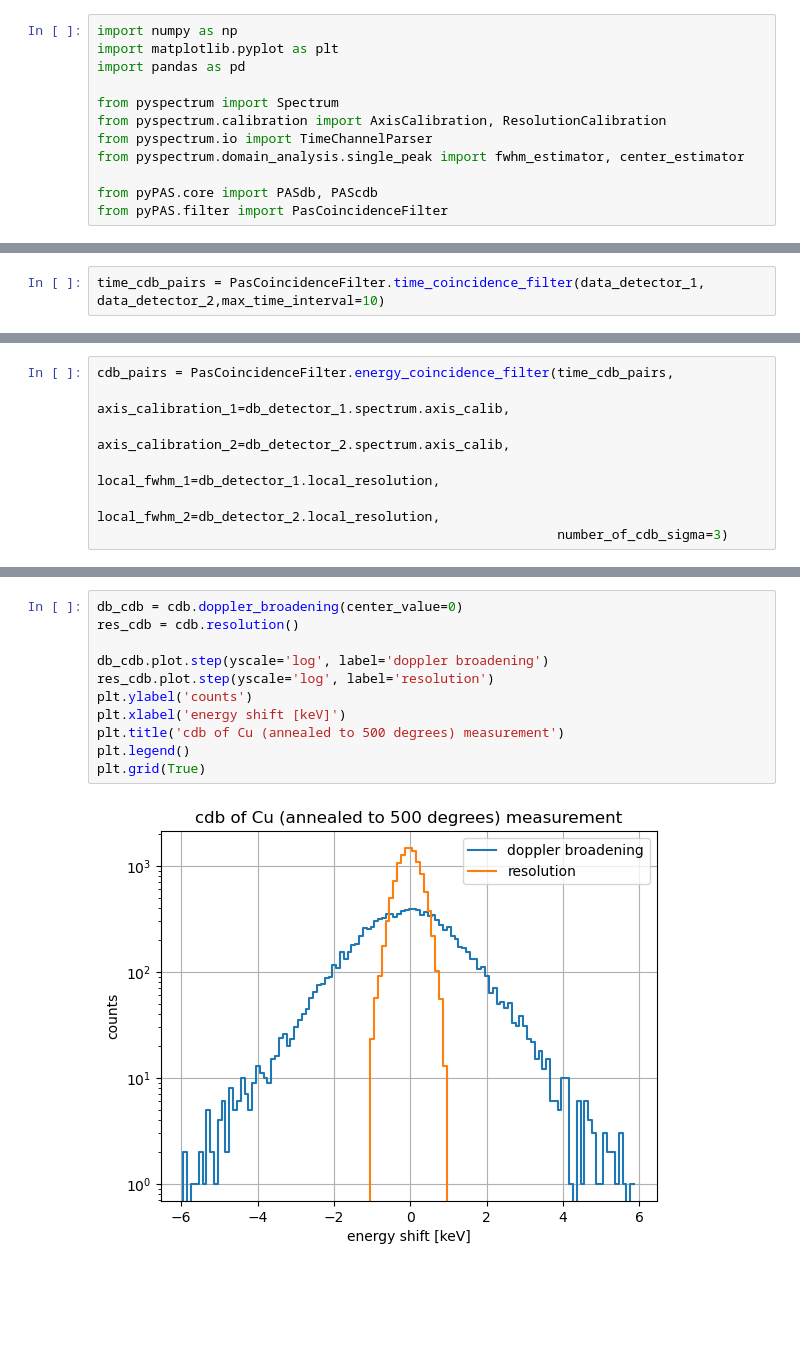
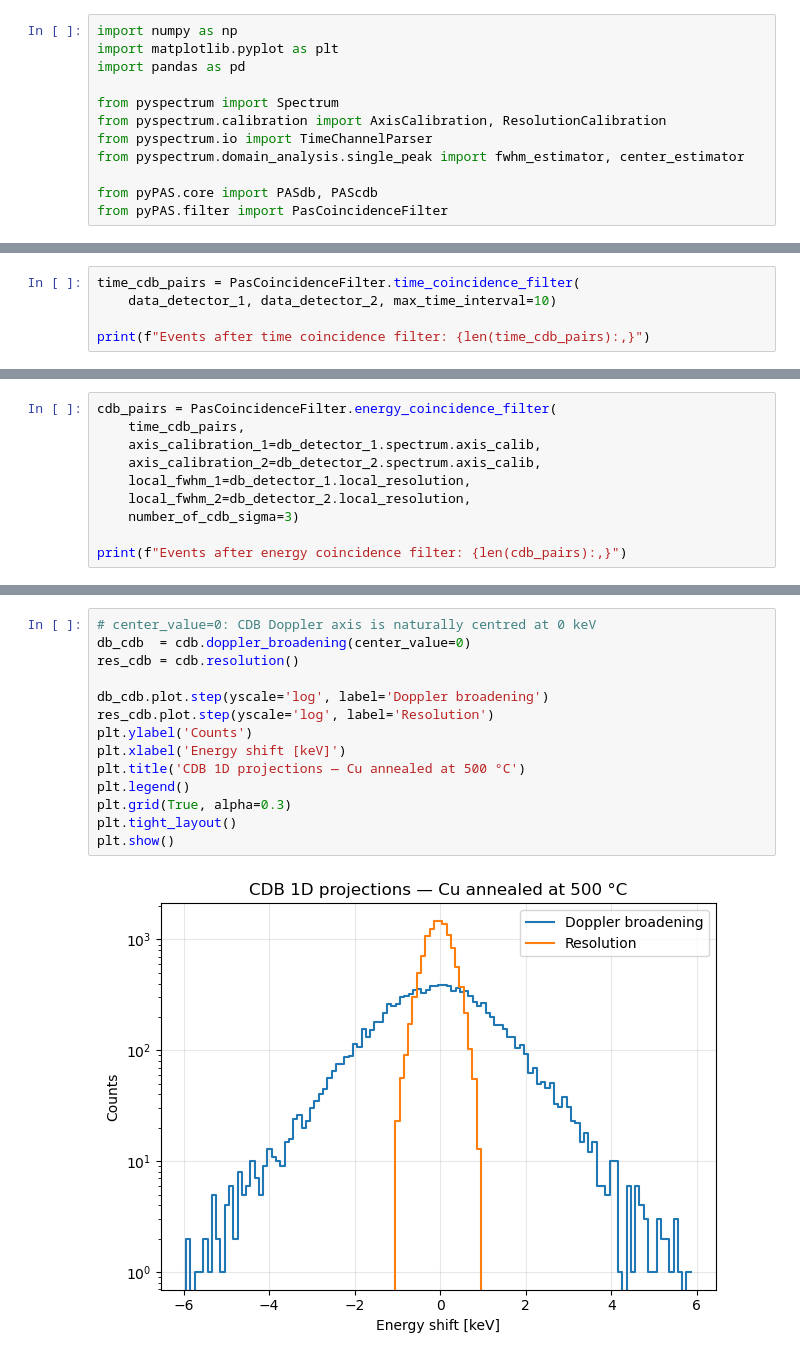
Before and after one commit to achiyaAmrusi/scipas, a Jupyter notebook: examples/core/pas_cdb.ipynb, the cells around one changed output, grey strips where cells are left out. Cells and saved outputs as stored; diff of their text form; blank space fills up the shorter version.

```diff
--- a/examples/core/pas_cdb.ipynb
+++ b/examples/core/pas_cdb.ipynb
@@ -47,2 +83,5 @@ with the new calibration,  filter the cdb
 # %%
-time_cdb_pairs = PasCoincidenceFilter.time_coincidence_filter(data_detector_1, data_detector_2,max_time_interval=10)
+time_cdb_pairs = PasCoincidenceFilter.time_coincidence_filter(
+    data_detector_1, data_detector_2, max_time_interval=10)
+
+print(f"Events after time coincidence filter: {len(time_cdb_pairs):,}")
@@ -49,7 +96,10 @@ time_cdb_pairs = PasCoincidenceFilter.time_coincidence_filter(data_detector_1, d
 # %%
-cdb_pairs = PasCoincidenceFilter.energy_coincidence_filter(time_cdb_pairs,
-                                                           axis_calibration_1=db_detector_1.spectrum.axis_calib,
-                                                           axis_calibration_2=db_detector_2.spectrum.axis_calib,
-                                                           local_fwhm_1=db_detector_1.local_resolution,
-                                                           local_fwhm_2=db_detector_2.local_resolution,
-                                                           number_of_cdb_sigma=3)
+cdb_pairs = PasCoincidenceFilter.energy_coincidence_filter(
+    time_cdb_pairs,
+    axis_calibration_1=db_detector_1.spectrum.axis_calib,
+    axis_calibration_2=db_detector_2.spectrum.axis_calib,
+    local_fwhm_1=db_detector_1.local_resolution,
+    local_fwhm_2=db_detector_2.local_resolution,
+    number_of_cdb_sigma=3)
+
+print(f"Events after energy coincidence filter: {len(cdb_pairs):,}")
@@ -69,14 +135,17 @@ Notice the momentum distribution and how it opens in the high momenta, also note
 # %%
-db_cdb = cdb.doppler_broadening(center_value=0)
+# center_value=0: CDB Doppler axis is naturally centred at 0 keV
+db_cdb  = cdb.doppler_broadening(center_value=0)
 res_cdb = cdb.resolution()
 
-db_cdb.plot.step(yscale='log', label='doppler broadening')
-res_cdb.plot.step(yscale='log', label='resolution')
-plt.ylabel('counts')
-plt.xlabel('energy shift [keV]')
-plt.title('cdb of Cu (annealed to 500 degrees) measurement')
+db_cdb.plot.step(yscale='log', label='Doppler broadening')
+res_cdb.plot.step(yscale='log', label='Resolution')
+plt.ylabel('Counts')
+plt.xlabel('Energy shift [keV]')
+plt.title('CDB 1D projections — Cu annealed at 500 °C')
 plt.legend()
-plt.grid(True)
+plt.grid(True, alpha=0.3)
+plt.tight_layout()
+plt.show()
 # %% [output]
-[figure, old version]
+[figure, new version]
 # %% [markdown]
```
Also changed, not shown: parts of 18 cells of this notebook, 1 other file.
